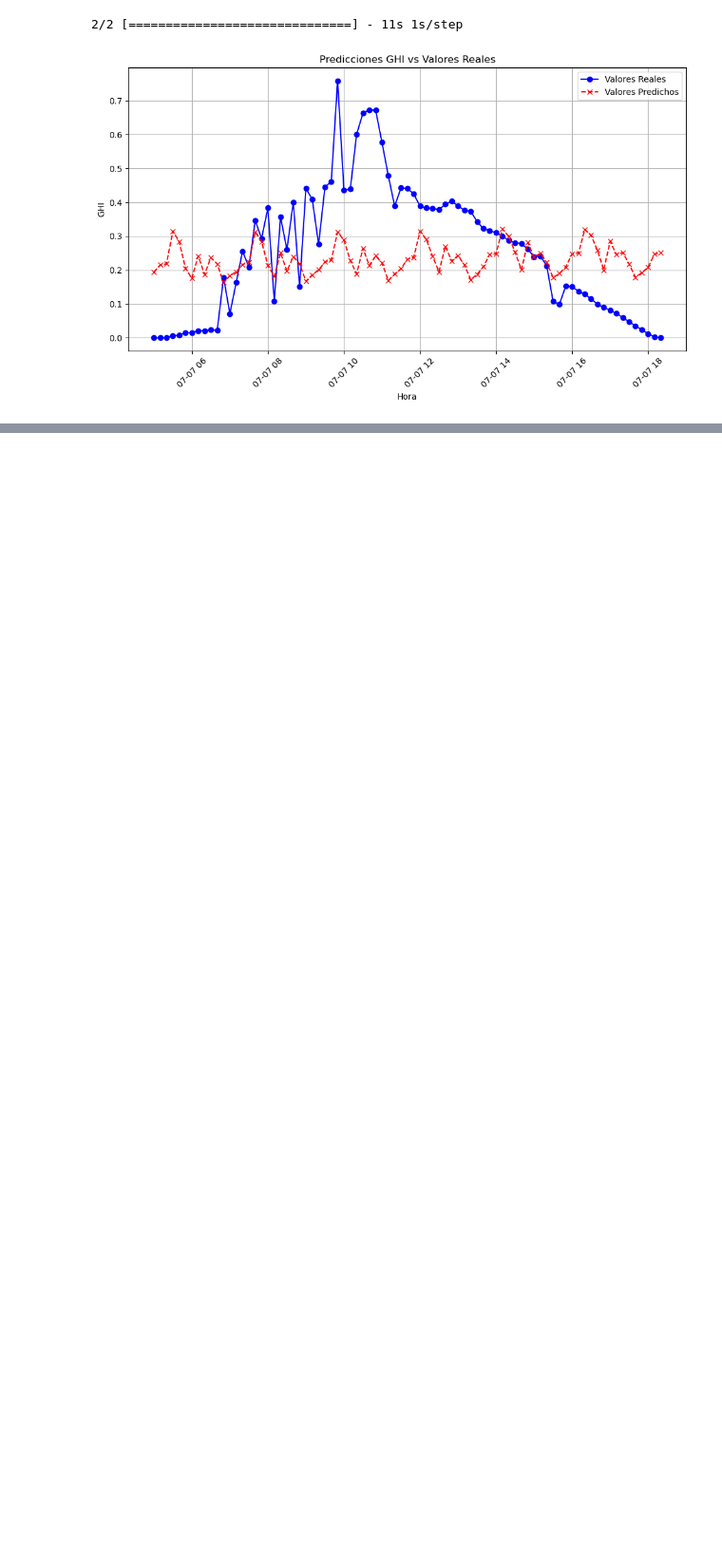
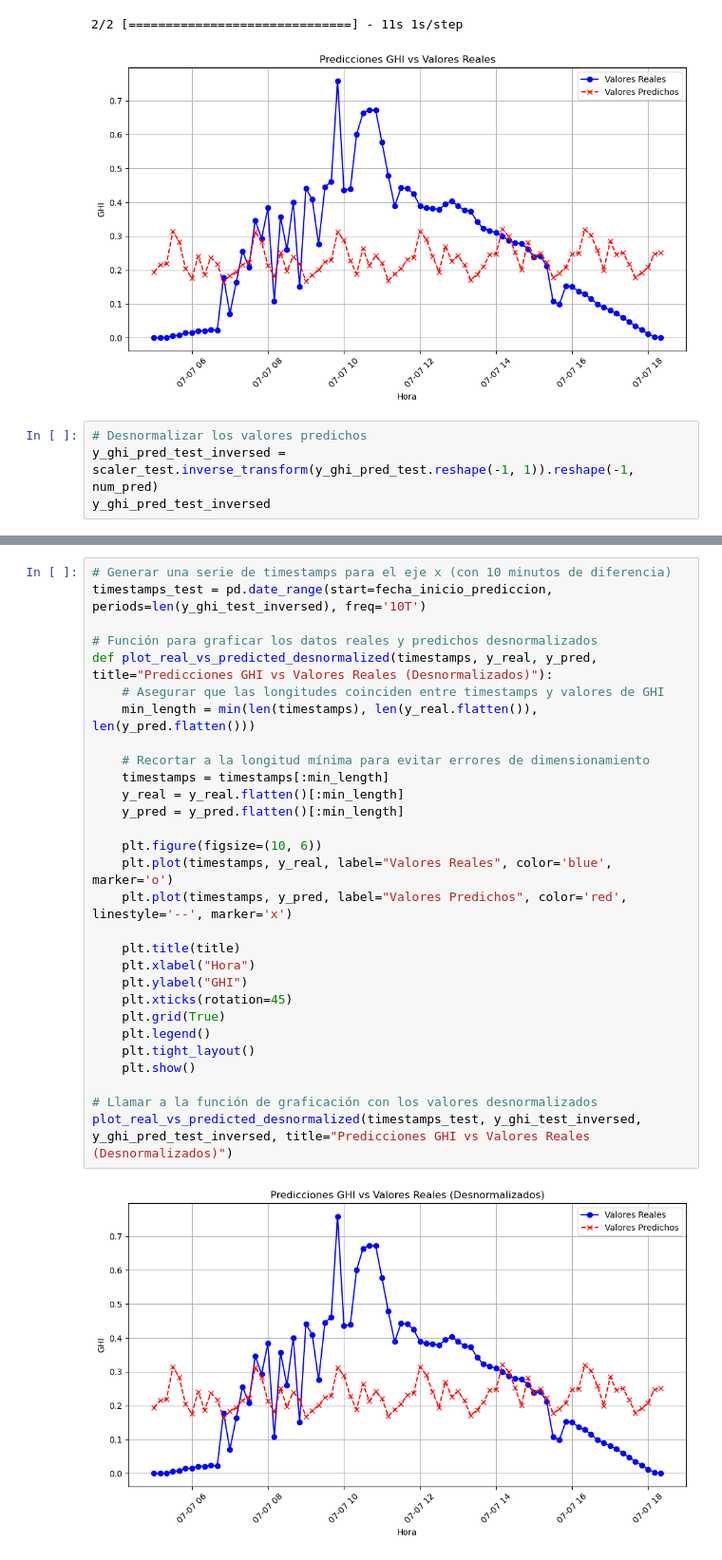
Before and after one commit to SantiagoRMV/Cloud_Forecasting_CNN_LSTM, a Jupyter notebook: test_3.ipynb, the cells around one changed output, grey strips where cells are left out. Shown at 95% size. Drawn from its saved outputs; the diff is of its cells as text; blank space fills up the shorter version.

```diff
--- a/test_3.ipynb
+++ b/test_3.ipynb
@@ -411,3 +411,7 @@ Epoch 30/30
 [figure]
 2/2 [==============================] - 11s 1s/step
 [figure]
+# %%
+# Desnormalizar los valores predichos
+y_ghi_pred_test_inversed = scaler_test.inverse_transform(y_ghi_pred_test.reshape(-1, 1)).reshape(-1, num_pred)
+y_ghi_pred_test_inversed
@@ -413,0 +436,31 @@ Epoch 30/30
+# %%
+# Generar una serie de timestamps para el eje x (con 10 minutos de diferencia)
+timestamps_test = pd.date_range(start=fecha_inicio_prediccion, periods=len(y_ghi_test_inversed), freq='10T')
+
+# Función para graficar los datos reales y predichos desnormalizados
+def plot_real_vs_predicted_desnormalized(timestamps, y_real, y_pred, title="Predicciones GHI vs Valores Reales (Desnormalizados)"):
+    # Asegurar que las longitudes coinciden entre timestamps y valores de GHI
+    min_length = min(len(timestamps), len(y_real.flatten()), len(y_pred.flatten()))
+
+    # Recortar a la longitud mínima para evitar errores de dimensionamiento
+    timestamps = timestamps[:min_length]
+    y_real = y_real.flatten()[:min_length]
+    y_pred = y_pred.flatten()[:min_length]
+
+    plt.figure(figsize=(10, 6))
+    plt.plot(timestamps, y_real, label="Valores Reales", color='blue', marker='o')
+    plt.plot(timestamps, y_pred, label="Valores Predichos", color='red', linestyle='--', marker='x')
+
+    plt.title(title)
+    plt.xlabel("Hora")
+    plt.ylabel("GHI")
+    plt.xticks(rotation=45)
+    plt.grid(True)
+    plt.legend()
+    plt.tight_layout()
+    plt.show()
+
+# Llamar a la función de graficación con los valores desnormalizados
+plot_real_vs_predicted_desnormalized(timestamps_test, y_ghi_test_inversed, y_ghi_pred_test_inversed, title="Predicciones GHI vs Valores Reales (Desnormalizados)")
+# %% [output]
+[figure, added]
```
Also changed, not shown: parts of 8 cells of this notebook, 48 other files.
